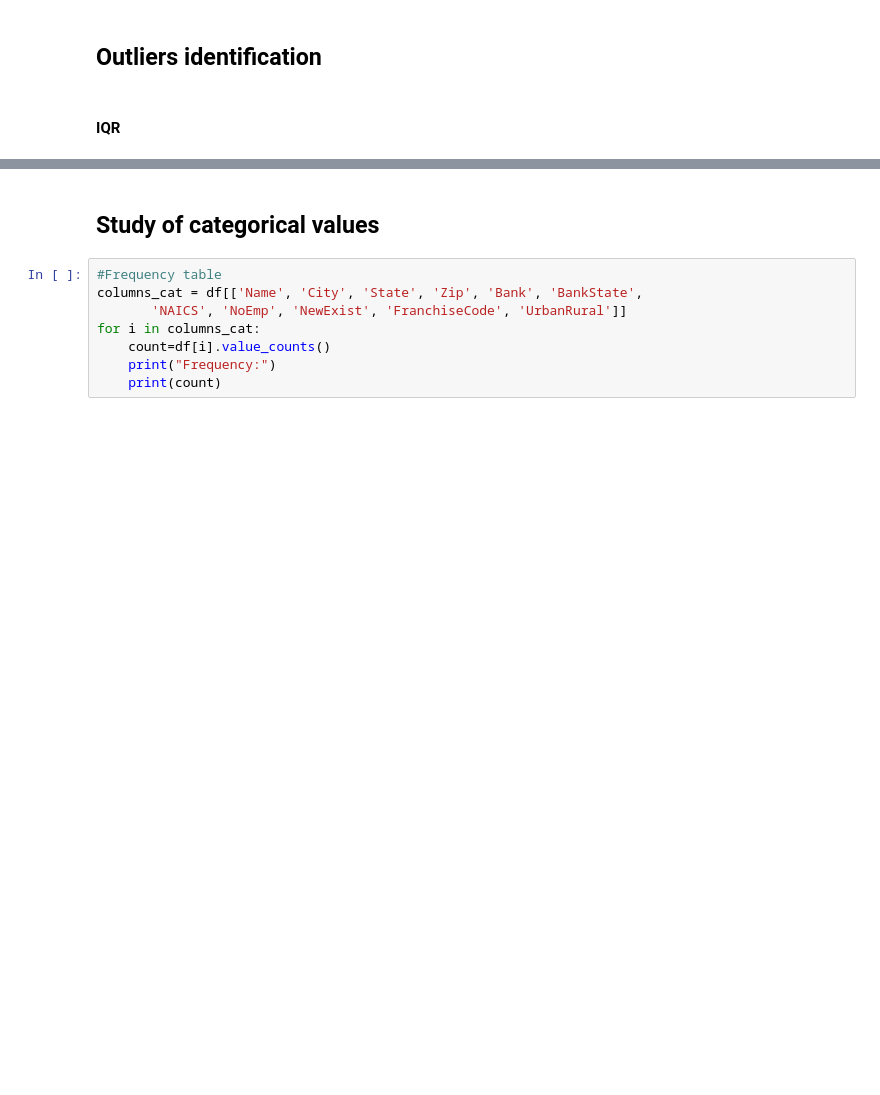
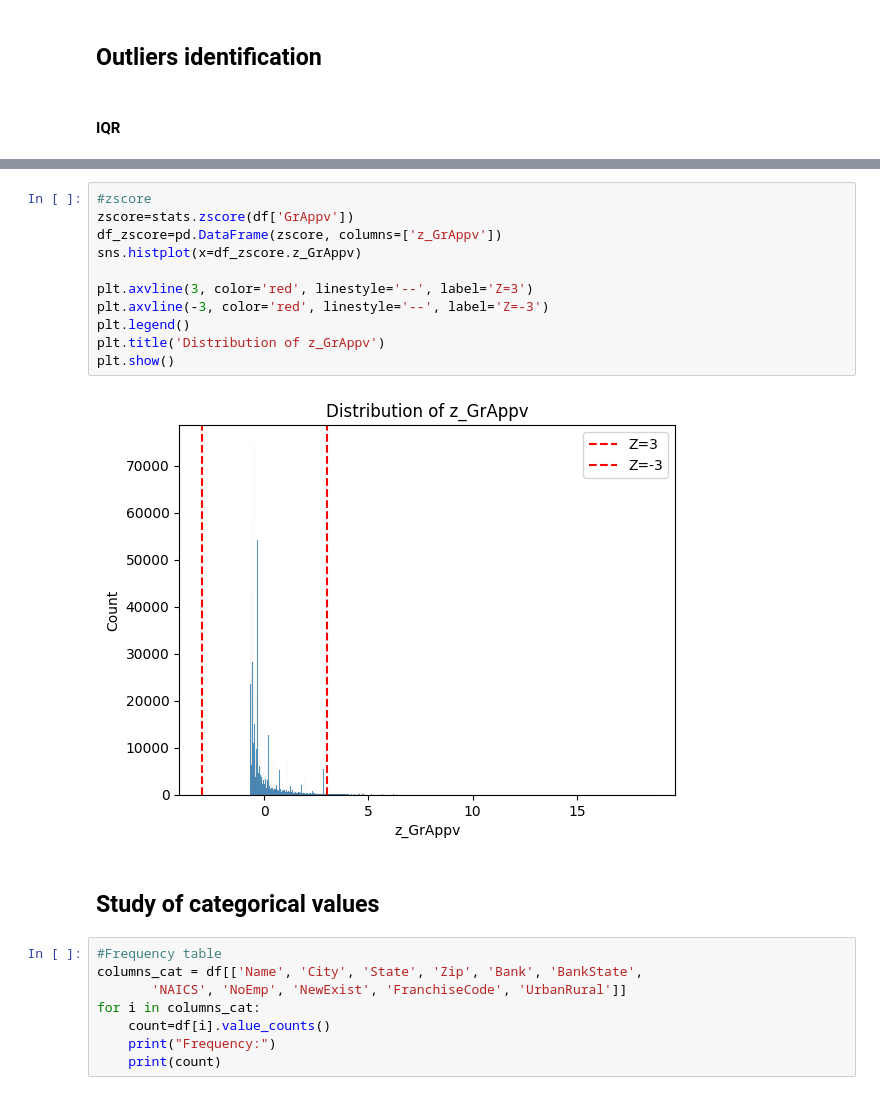
Before and after one commit to RaoufAddeche/Simplon_SBA-modelisation, a Jupyter notebook: visualization_datas.ipynb, the cells around one changed output, grey strips where cells are left out. Saved outputs shown, nothing was run; the diff lists cells and outputs as text; blank space fills up the shorter version.

```diff
--- a/visualization_datas.ipynb
+++ b/visualization_datas.ipynb
@@ -52,3 +48,16 @@ Why 'NewExist' columns is in float type ? Maybe we will have to change that for
+# %%
+#zscore
+zscore=stats.zscore(df['GrAppv'])
+df_zscore=pd.DataFrame(zscore, columns=['z_GrAppv'])
+sns.histplot(x=df_zscore.z_GrAppv)
+
+plt.axvline(3, color='red', linestyle='--', label='Z=3')
+plt.axvline(-3, color='red', linestyle='--', label='Z=-3')
+plt.legend()
+plt.title('Distribution of z_GrAppv')
+plt.show()
+# %% [output]
+[figure, added]
 # %% [markdown]
 ## Study of categorical values
 # %%
```
Also changed, not shown: parts of 5 cells of this notebook, 2 other files.
